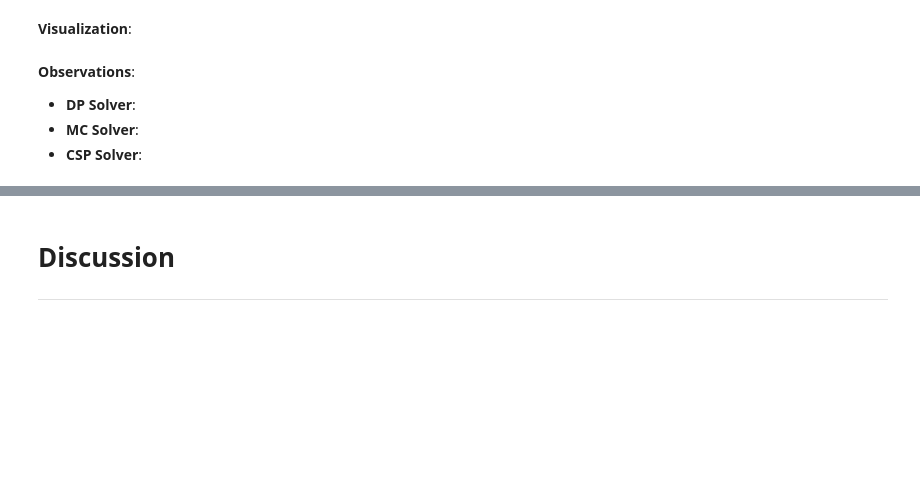
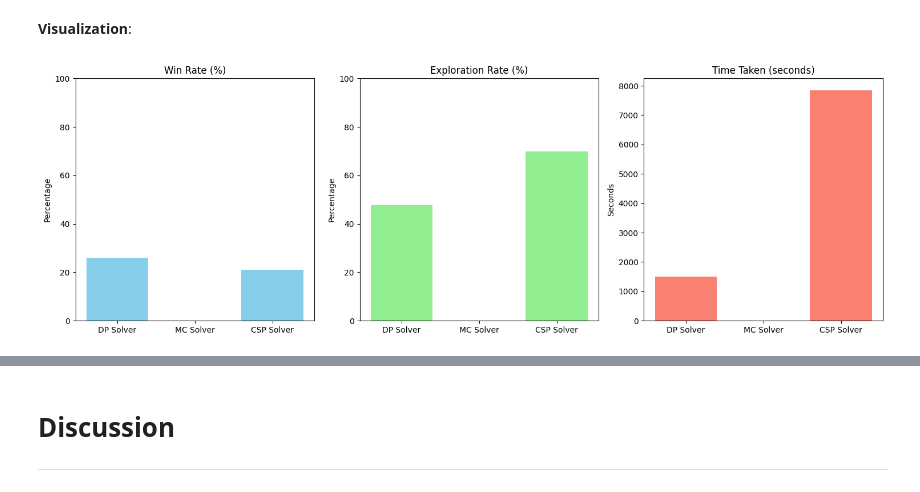
Before and after one commit to BTTT21/COGS188_Project, a Jupyter notebook: FinalProject_YourGroupNameHere.ipynb, the cells around one changed output, grey strips where cells are left out. Drawn from its saved outputs; the diff is of its cells as text; code cells hidden in the pictures; blank space fills up the shorter version.

```diff
--- a/FinalProject_YourGroupNameHere.ipynb
+++ b/FinalProject_YourGroupNameHere.ipynb
@@ -381,30 +474,27 @@ Time taken: 7854.75 seconds
 **Visualization**:
 # %%
 solvers = ['DP Solver', 'MC Solver', 'CSP Solver']
-win_rates = [94, 10, 99]
-exploration_rates = [94, 10, 99]
-times = [0.34, 0.06, 0.27]
+win_rates = [26, 0, 21]
+exploration_rates = [47.81, 0, 69.96]
+times = [1493.65, 0.06, 7854.75]
 
 fig, axes = plt.subplots(1, 3, figsize=(15, 5))
 
 axes[0].bar(solvers, win_rates, color='skyblue')
 axes[0].set_title('Win Rate (%)')
 axes[0].set_ylim([0, 100])
 axes[0].set_ylabel('Percentage')
 
 axes[1].bar(solvers, exploration_rates, color='lightgreen')
 axes[1].set_title('Exploration Rate (%)')
 axes[1].set_ylim([0, 100])
 axes[1].set_ylabel('Percentage')
 
 axes[2].bar(solvers, times, color='salmon')
 axes[2].set_title('Time Taken (seconds)')
 axes[2].set_ylabel('Seconds')
 
 plt.tight_layout()
 plt.show()
+# %% [output]
+[figure, added]
-# %% [markdown]
-**Observations**:
-- **DP Solver**:
-- **MC Solver**:
-- **CSP Solver**:
```
Also changed, not shown: parts of 12 cells of this notebook, 2 other files.
